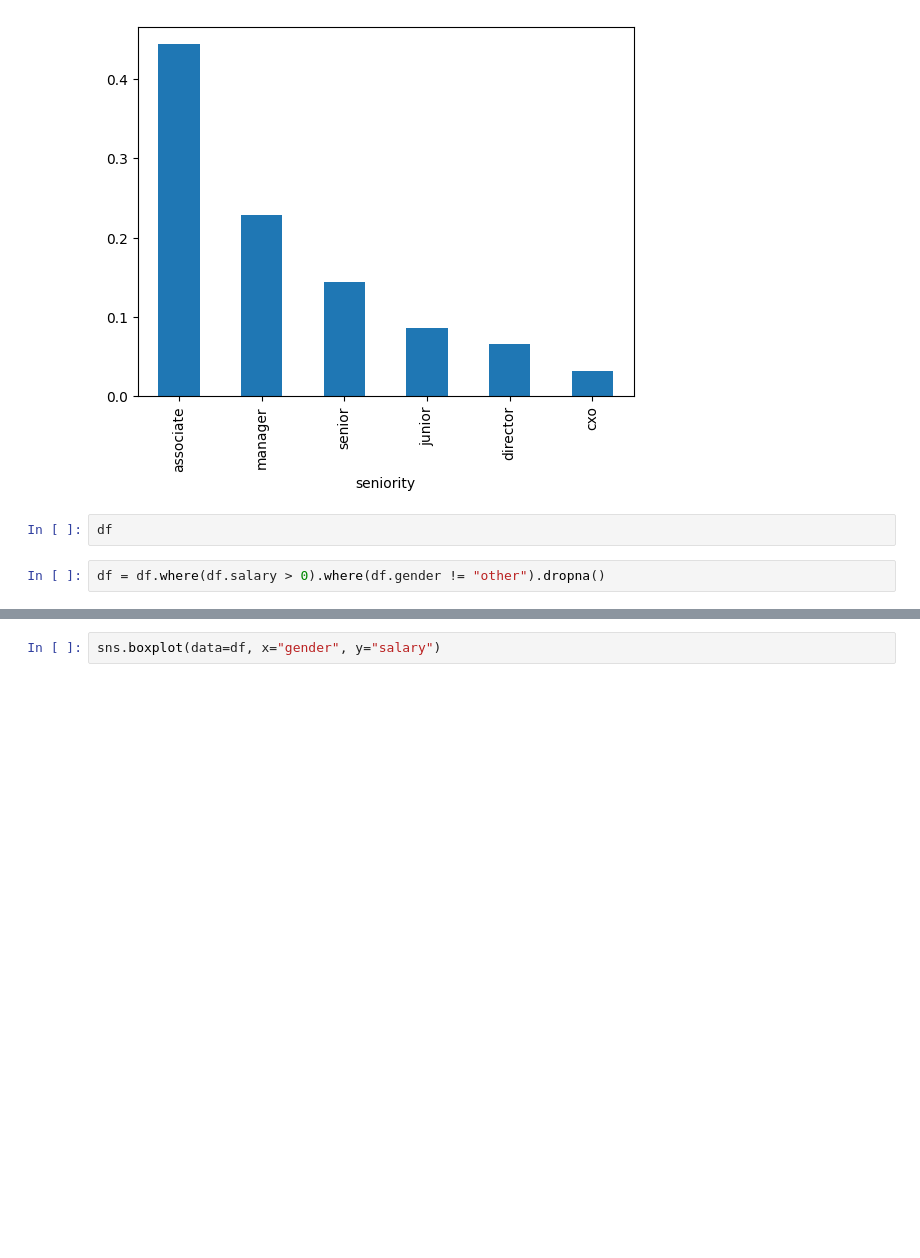
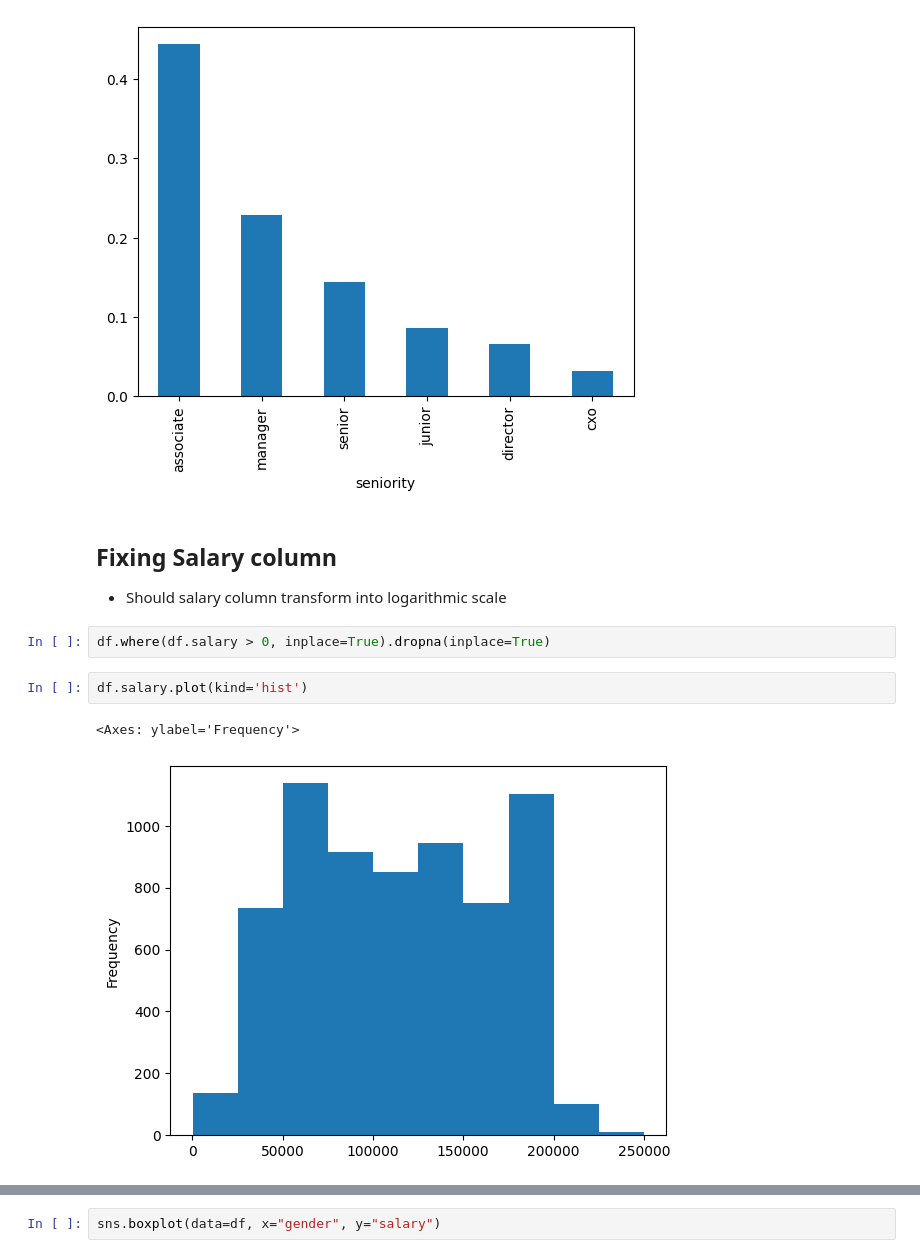
Before and after one commit to sid-146/ml-algo, a Jupyter notebook: salary_pred.ipynb, the cells around one changed output, grey strips where cells are left out. Saved outputs shown, nothing was run; the diff lists cells and outputs as text; blank space fills up the shorter version.

```diff
--- a/salary_pred.ipynb
+++ b/salary_pred.ipynb
@@ -214,10 +230,16 @@ df.seniority.value_counts(normalize=True).plot(kind="bar")
 # %% [output]
 <Axes: xlabel='seniority'>
 [figure]
-# %%
-df
-# %%
-df = df.where(df.salary > 0).where(df.gender != "other").dropna()
+# %% [markdown]
+## Fixing Salary column
+- Should salary column transform into logarithmic scale
+# %%
+df.where(df.salary > 0, inplace=True).dropna(inplace=True)
+# %%
+df.salary.plot(kind='hist')
+# %% [output]
+<Axes: ylabel='Frequency'>
+[figure, added]
 # %%
 df.head()
 # %% [output]
```
Also changed, not shown: parts of 12 cells of this notebook.
